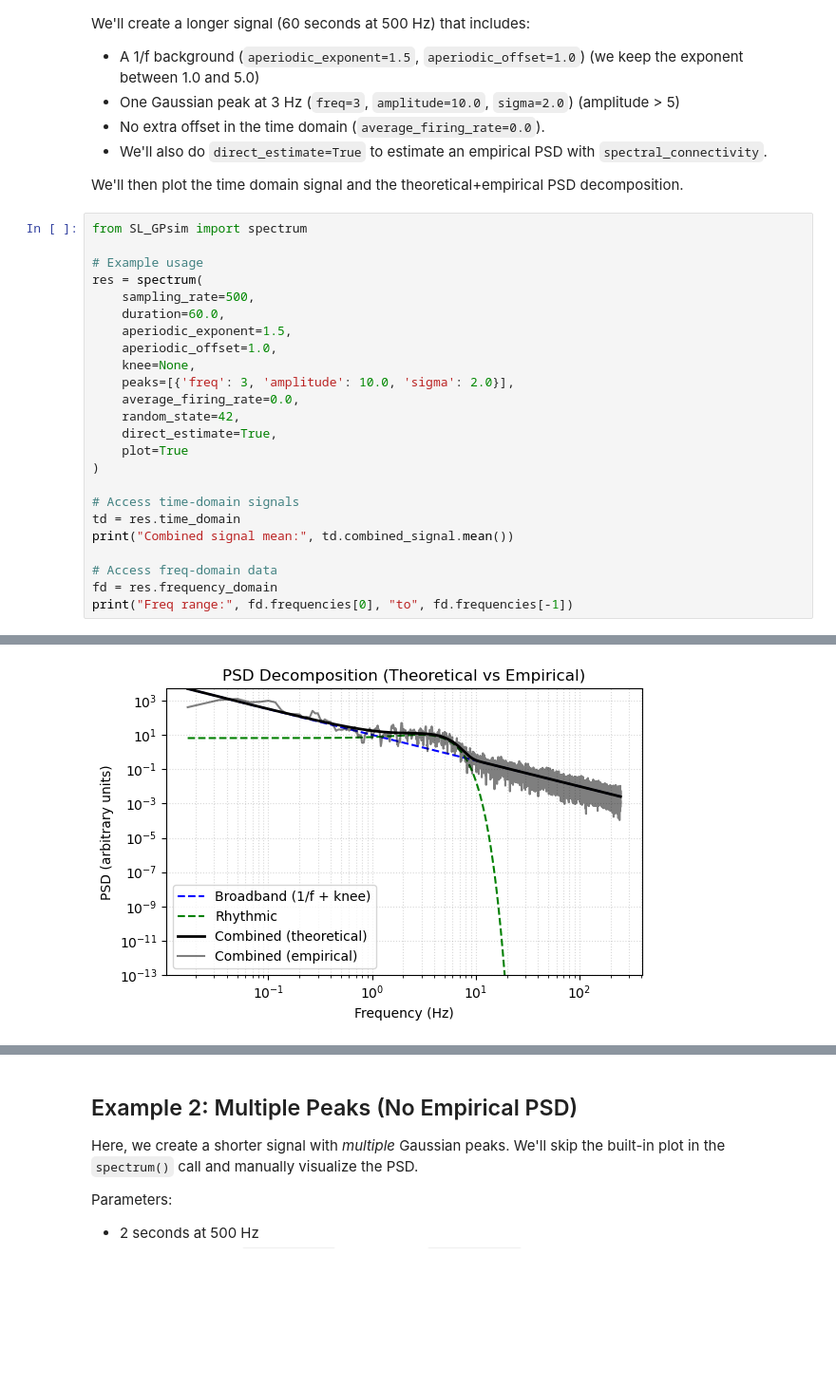
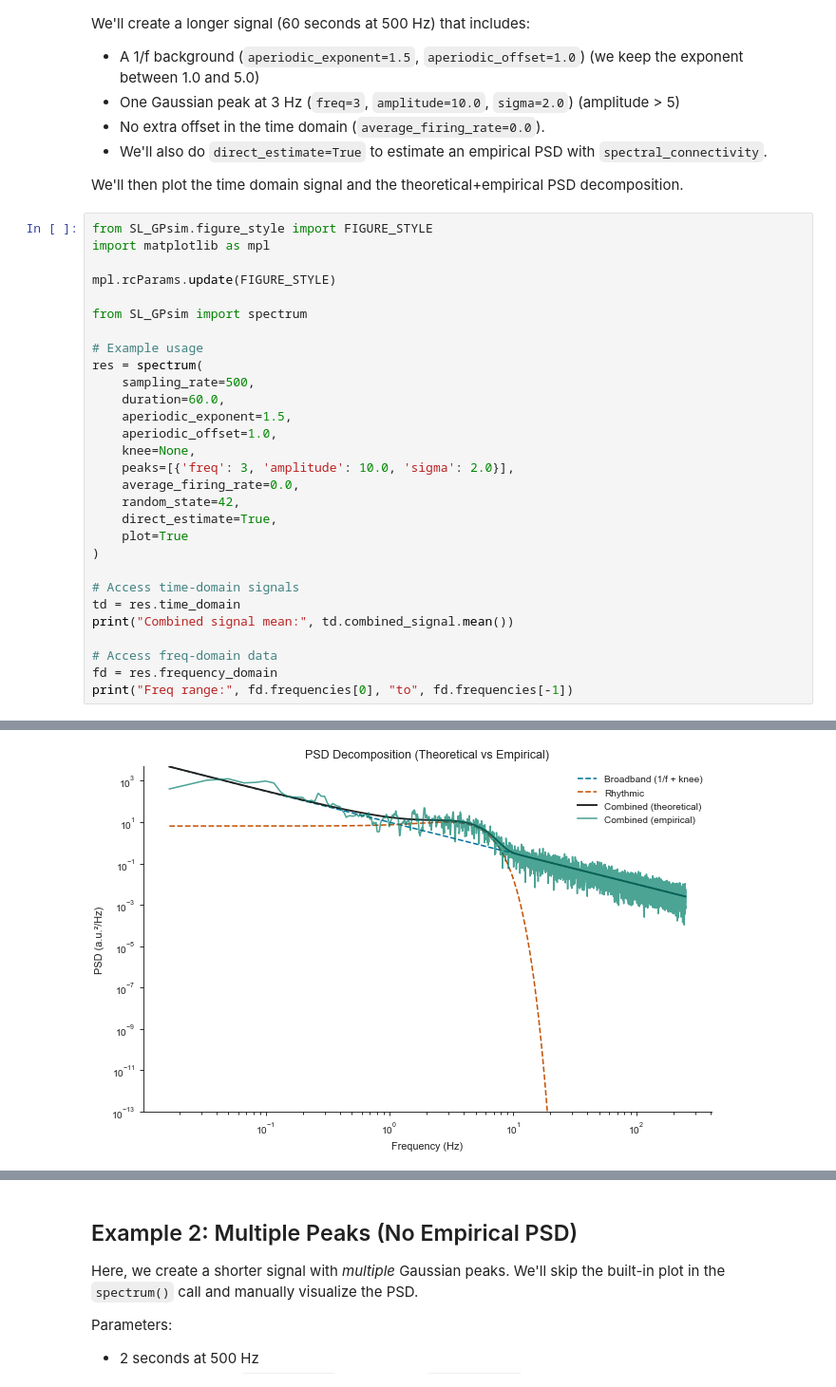
Before and after one commit to Stephen-Lab-BU/SL_GPsim, a Jupyter notebook: examples/SL_GPsim_Examples.ipynb, the cells around one changed output, grey strips where cells are left out. Shown at 95% size. Drawn from its saved outputs; the diff is of its cells as text; blank space fills up the shorter version.

Commit message:
Refresh the example notebook with the shared figure style

```diff
--- a/examples/SL_GPsim_Examples.ipynb
+++ b/examples/SL_GPsim_Examples.ipynb
@@ -19,6 +19,11 @@ We'll create a longer signal (60 seconds at 500 Hz) that includes:
 
 We'll then plot the time domain signal and the theoretical+empirical PSD decomposition.
 # %%
+from SL_GPsim.figure_style import FIGURE_STYLE
+import matplotlib as mpl
+
+mpl.rcParams.update(FIGURE_STYLE)
+
 from SL_GPsim import spectrum
 
 # Example usage
@@ -47,5 +52,5 @@ Combined signal mean: 10.928831465129463
 Freq range: 0.0 to 250.0
-[figure, old version]
+[figure, new version]
 # %%
 import matplotlib.pyplot as plt
 # Example: Plot the broadband and rhythmic signals separately
```
Also changed, not shown: parts of 6 cells of this notebook.
